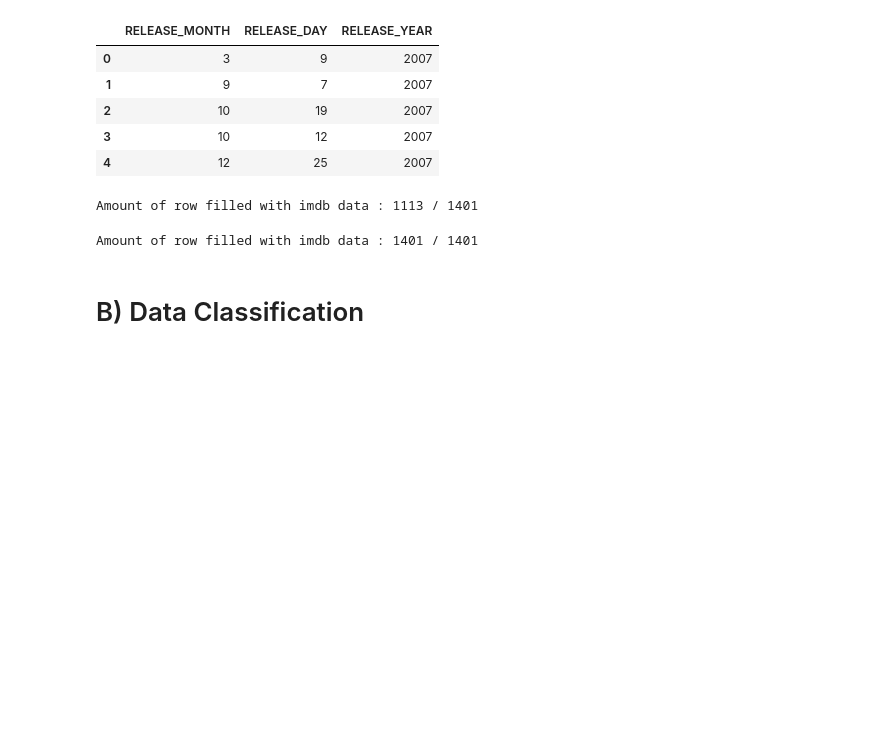
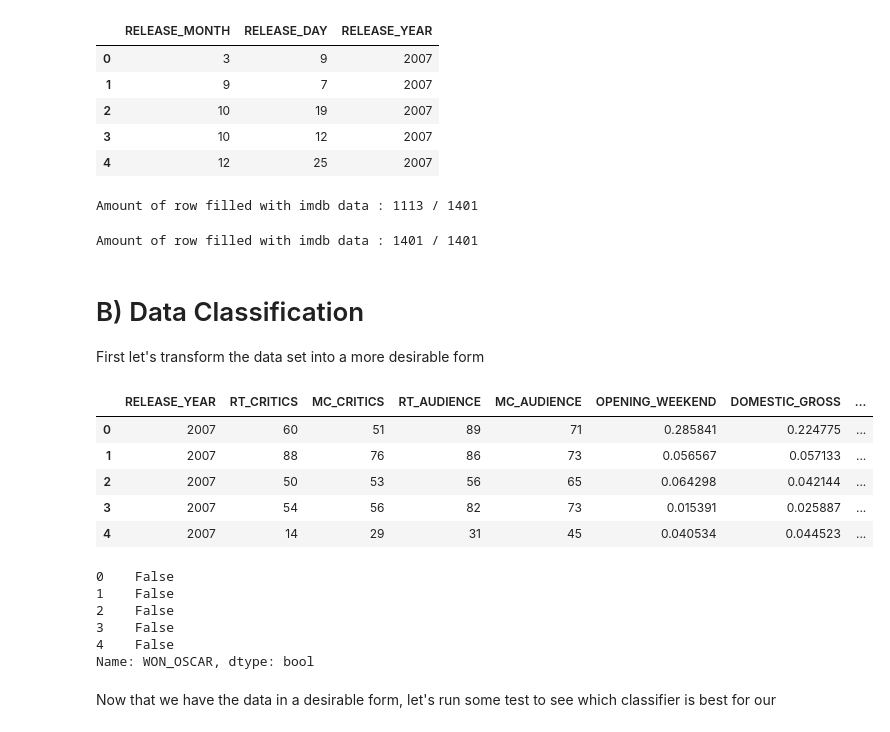
Before and after one commit to NikosGour/Data-Mining-Assignment, a Jupyter notebook: report.ipynb, the cells around one changed output. Drawn from its saved outputs; the diff is of its cells as text; code cells hidden in the pictures; blank space fills up the shorter version.

Commit message:
report classification small part done

```diff
--- a/report.ipynb
+++ b/report.ipynb
@@ -358,7 +363,5 @@ could not convert string to float: '301,700,000'
 # %%
 # We can see the same problem-value as before, so we will apply the same strategy
 df['FOREIGN_GROSS'] = df['FOREIGN_GROSS'].apply(lambda x: clean_general_float(x))
-df['FOREIGN_GROSS'] = df['FOREIGN_GROSS'].fillna(df['FOREIGN_GROSS'].mean())
-df['FOREIGN_GROSS'] = df['FOREIGN_GROSS'].apply(lambda x: int(x))
 df['FOREIGN_GROSS'].dtype
 # %% [output]
@@ -374,7 +377,5 @@ could not convert string to float: '1,063,160,000'
 # %%
 # We can see the same problem-value as before, so we will apply the same strategy
 df['WORLDWIDE_GROSS'] = df['WORLDWIDE_GROSS'].apply(lambda x: clean_general_float(x))
-df['WORLDWIDE_GROSS'] = df['WORLDWIDE_GROSS'].fillna(df['WORLDWIDE_GROSS'].mean())
-df['WORLDWIDE_GROSS'] = df['WORLDWIDE_GROSS'].apply(lambda x: int(x))
 df['WORLDWIDE_GROSS'].dtype
 # %% [output]
@@ -391,6 +392,5 @@ could not convert string to float: '-'
 # We can see the same problem-value as before, so we will apply the same strategy
 df['BUDGET'] = df['BUDGET'].apply(lambda x: clean_general_float(x))
 df['BUDGET'] = df['BUDGET'].fillna(df['BUDGET'].mean())
-df['BUDGET'] = df['BUDGET'].apply(lambda x: int(x))
 df['BUDGET'].dtype
 # %% [output]
@@ -772,3 +768,41 @@ print(f"Amount of row filled with imdb data : {x} / {len(df)}")
 Amount of row filled with imdb data : 1401 / 1401
 # %% [markdown]
 # B) Data Classification
+First let's transform the data set into a more desirable form
+# %%
+from sklearn.preprocessing import MinMaxScaler
+
+#We don't need the title or the oscar category for the classification
+df = df.drop(columns=['TITLE','OSCAR_DETAILS'])
+
+# We scale this data because the number they have are in millions/billions which is sometimes too big for the training models to handle
+mm = MinMaxScaler()
+df["OPENING_WEEKEND"] = mm.fit_transform(df[['OPENING_WEEKEND']])
+df["DOMESTIC_GROSS"] = mm.fit_transform(df[['DOMESTIC_GROSS']])
+df["FOREIGN_GROSS"] = mm.fit_transform(df[['FOREIGN_GROSS']])
+df["WORLDWIDE_GROSS"] = mm.fit_transform(df[['WORLDWIDE_GROSS']])
+df["BUDGET"] = mm.fit_transform(df[['BUDGET']])
+
+# Split data into features and labels
+X = df.drop(columns=['WON_OSCAR'])
+y = df['WON_OSCAR']
+# %%
+X.head()
+# %% [output]
+|  | RELEASE_YEAR | RT_CRITICS | MC_CRITICS | RT_AUDIENCE | MC_AUDIENCE | OPENING_WEEKEND | DOMESTIC_GROSS | ... |
+| 0 | 2007 | 60 | 51 | 89 | 71 | 0.285841 | 0.224775 | ... |
+| 1 | 2007 | 88 | 76 | 86 | 73 | 0.056567 | 0.057133 | ... |
+| 2 | 2007 | 50 | 53 | 56 | 65 | 0.064298 | 0.042144 | ... |
+| 3 | 2007 | 54 | 56 | 82 | 73 | 0.015391 | 0.025887 | ... |
+| 4 | 2007 | 14 | 29 | 31 | 45 | 0.040534 | 0.044523 | ... |
+# %%
+y.head()
+# %% [output]
+0    False
+1    False
+2    False
+3    False
+4    False
+Name: WON_OSCAR, dtype: bool
+# %% [markdown]
+Now that we have the data in a desirable form, let's run some test to see which classifier is best for our
```
Also changed, not shown: parts of 14 cells of this notebook, 2 other files.
